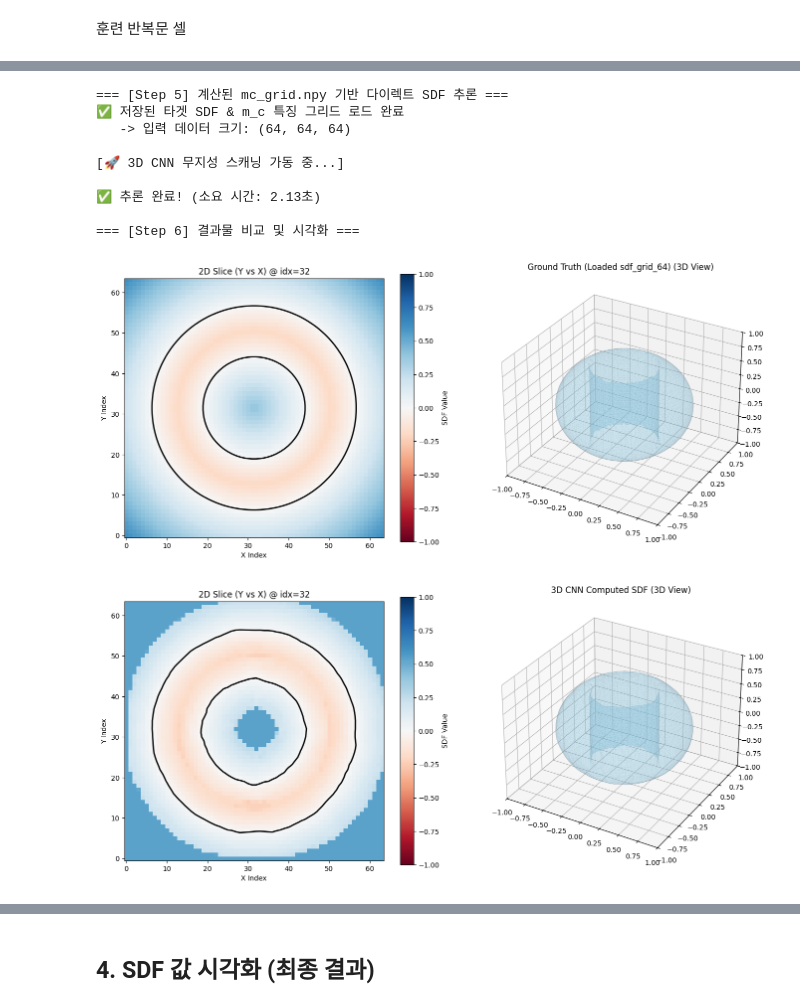
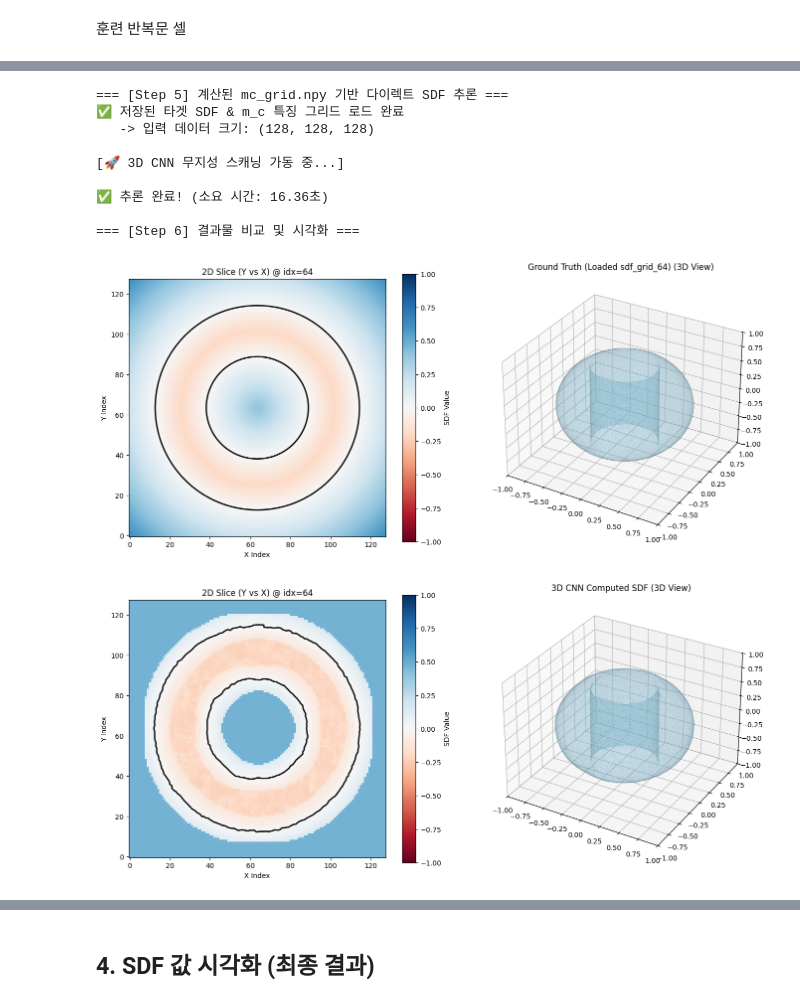
Before and after one commit to ybg1219/reconstruction, a Jupyter notebook: main.ipynb, the cells around one changed output, grey strips where cells are left out. Cells and saved outputs as stored; diff of their text form; code cells hidden in the pictures.

```diff
--- a/main.ipynb
+++ b/main.ipynb
@@ -48,14 +40,14 @@ len(ppc_list)
 import os
 import glob
 
-OUTPUT_DIR = "dataset"
+OUTPUT_DIR = "dataset3"
 os.makedirs(OUTPUT_DIR, exist_ok=True)
 
 # Clean up old single shape files to avoid confusion
-# old_files = glob.glob(os.path.join(OUTPUT_DIR, "*.npy"))
-# for f in old_files:
-#     os.remove(f)
-#     print(f"Removed old dataset file: {f}")
+old_files = glob.glob(os.path.join(OUTPUT_DIR, "*.npy"))
+for f in old_files:
+    # os.remove(f)
+    print(f"Removed old dataset file: {f}")
 
 DATASET_SIZE = 200
 ppc_list = [1, 2, 3, 4] * (DATASET_SIZE // 4)
@@ -71,7 +63,6 @@ print(f"\n🚀 Generating {DATASET_SIZE} training samples (SDF + m_c grids)...")
 for i in range(START_INDEX, DATASET_SIZE):
     # 🚨 [수정] 무작위로 섞인 리스트에서 이번 차례의 ppc 값을 꺼내옵니다.
     current_ppc = ppc_list[i]
-
     print(f"\n[{i+1}/{DATASET_SIZE}] Generating shape... (Target PPC: {current_ppc})")
 
     # 1. Generate SDF
@@ -656,8 +506,8 @@ from modules.visualizer import visualize_simulation
 print("=== [Step 5] 계산된 mc_grid.npy 기반 다이렉트 SDF 추론 ===")
 
 # 1. 아까 저장해둔 타겟 & 특징 그리드 로드 (전처리 완전 생략!)
-target_sdf = np.load("sdf_grid_64.npy")
-m_c_grid_np = np.load("mc_grid_64.npy")
+sdf_grid = np.load("sdf_grid.npy")
+m_c_grid_np = np.load("mc_grid.npy")
 
 print("✅ 저장된 타겟 SDF & m_c 특징 그리드 로드 완료")
 print(f"   -> 입력 데이터 크기: {m_c_grid_np.shape}")
@@ -705,40 +555,40 @@ with torch.no_grad():
         batch_tensor = torch.cat(batch_patches, dim=0).to(device)
         batch_sdf = model(batch_tensor)
 
-        sdf_values[i:batch_end] = batch_sdf.squeeze(-1)
+        sdf_values[i:batch_end] = batch_sdf[:, 13]
 
 print(f"\n✅ 추론 완료! (소요 시간: {time.time() - start_time:.2f}초)")
 
 
 # ----------------------------------------------------
 
 print("\n=== [Step 6] 결과물 비교 및 시각화 ===")
 
 # [1] 원본 정답 SDF 시각화 (도넛)
 visualize_simulation(
-    sdf_grid=target_sdf,
+    sdf_grid=sdf_grid,
     domain_size=config.domain_size,
     title=f"Ground Truth (Loaded sdf_grid_64)"
 )
 
 # [2] CNN 예측결과 시각화
 pred_sdf_grid = sdf_values.cpu().numpy().reshape(grid_shape)
 
 # 예측된 SDF 그리드 렌더링
 visualize_simulation(
     sdf_grid=pred_sdf_grid,
     domain_size=config.domain_size,
     title=f"3D CNN Computed SDF"
 )
 # %% [output]
 === [Step 5] 계산된 mc_grid.npy 기반 다이렉트 SDF 추론 ===
 ✅ 저장된 타겟 SDF & m_c 특징 그리드 로드 완료
-   -> 입력 데이터 크기: (64, 64, 64)
+   -> 입력 데이터 크기: (128, 128, 128)
 
 [🚀 3D CNN 무지성 스캐닝 가동 중...]
 
-✅ 추론 완료! (소요 시간: 2.13초)
+✅ 추론 완료! (소요 시간: 16.36초)
 
 === [Step 6] 결과물 비교 및 시각화 ===
-[figure, old version]
+[figure, new version]
-[figure, old version]
+[figure, new version]
```
Also changed, not shown: parts of 23 cells of this notebook, 4 other files.
